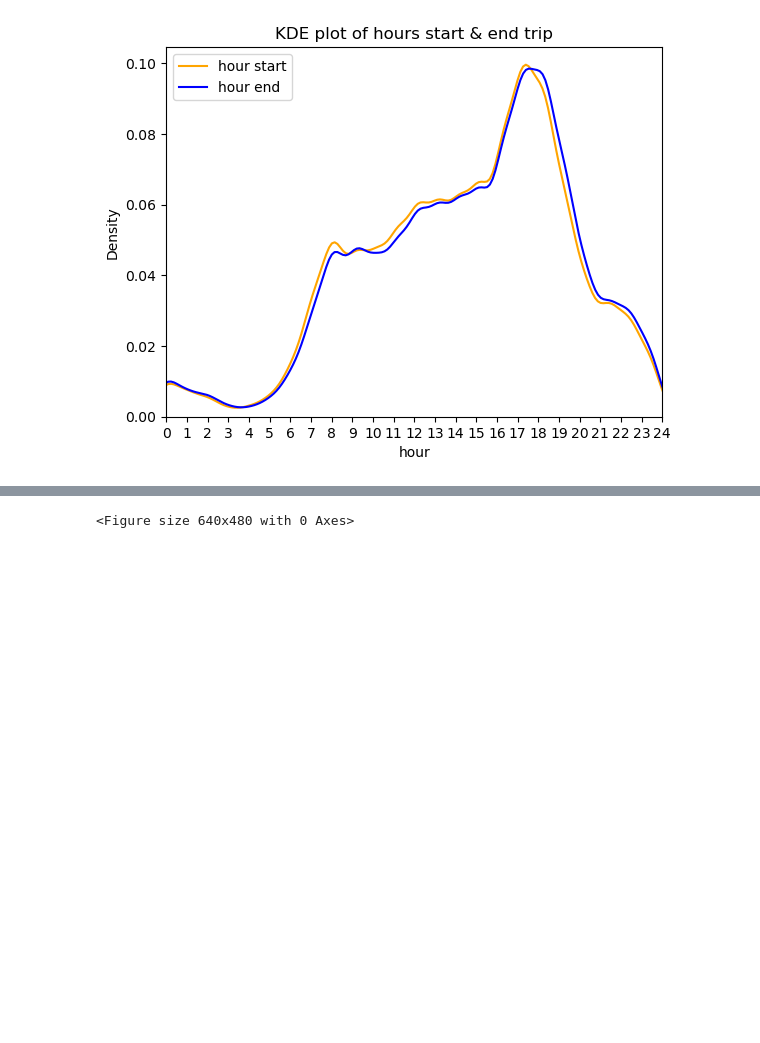
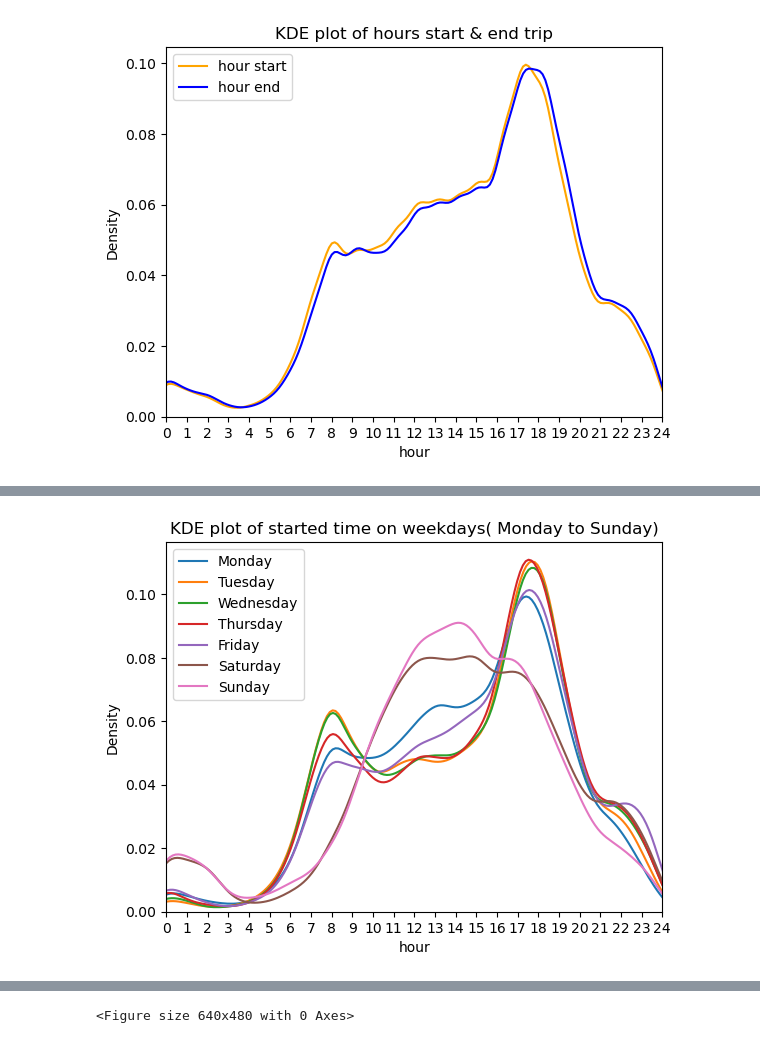
Before and after one commit to 6shun/Lyft-BayWheel, a Jupyter notebook: CE263_Project.ipynb, the cells around one changed output, grey strips where cells are left out. Drawn from its saved outputs; the diff is of its cells as text; code cells hidden in the pictures; blank space fills up the shorter version.

Commit message:
kde plot

```diff
--- a/CE263_Project.ipynb
+++ b/CE263_Project.ipynb
@@ -576,6 +589,7 @@ hour_ended_avg = np.round(np.mean(hour_ended),1)
 
 hour_started = np.round(hour_started,1)
 hour_ended = np.round(hour_ended,1)
+data['hour_started'] = hour_started
 # %%
 import seaborn as sns
 fig = plt.figure()
@@ -591,3 +605,17 @@ plt.savefig('output/hour-start-end-kde.png')
 plt.show()
 # %% [output]
 [figure]
+# %%
+# Now consider seasonality. weekdays vs weekends
+# Generate 7 curves for each day
+# Generate 2 curves for weekend vs weekdays
+weekday =[]
+weekendOrNot =[]
+for i, value in enumerate(data['started_at']):
+    weekday.append(value.weekday())
+    if value.weekday()>=5: #sat sun is 5,6
+        weekendOrNot.append(True)
+    else:
+        weekendOrNot.append(False)
+data['weekday'] = weekday
+data['weekendOrNot']=weekendOrNot
@@ -593,0 +637,21 @@ plt.show()
+# %%
+import seaborn as sns
+fig = plt.figure()
+sns.kdeplot(data=data.loc[data['weekday']==0]['hour_started'],label='Monday', bw_adjust=1)
+sns.kdeplot(data=data.loc[data['weekday']==1]['hour_started'],label='Tuesday', bw_adjust=1)
+sns.kdeplot(data=data.loc[data['weekday']==2]['hour_started'],label='Wednesday', bw_adjust=1)
+sns.kdeplot(data=data.loc[data['weekday']==3]['hour_started'],label='Thursday', bw_adjust=1)
+sns.kdeplot(data=data.loc[data['weekday']==4]['hour_started'],label='Friday', bw_adjust=1)
+sns.kdeplot(data=data.loc[data['weekday']==5]['hour_started'],label='Saturday', bw_adjust=1)
+sns.kdeplot(data=data.loc[data['weekday']==6]['hour_started'],label='Sunday', bw_adjust=1)
+#plt.vlines(hour_started_avg, ymin=0, ymax=0.1, color='', linestyles='dashed') no point
+#sns.kdeplot(data=hour_ended,color='blue', label = 'hour end', bw_adjust=1.2)
+plt.xlabel('hour')
+plt.title('KDE plot of started time on weekdays( Monday to Sunday)')
+plt.xticks(linspace(0,24,25))
+plt.xlim(0,24)
+plt.legend()
+plt.savefig('output/kde-weekdays.png')
+plt.show()
+# %% [output]
+[figure, added]
```
Also changed, not shown: parts of 4 cells of this notebook, 2 other files.
